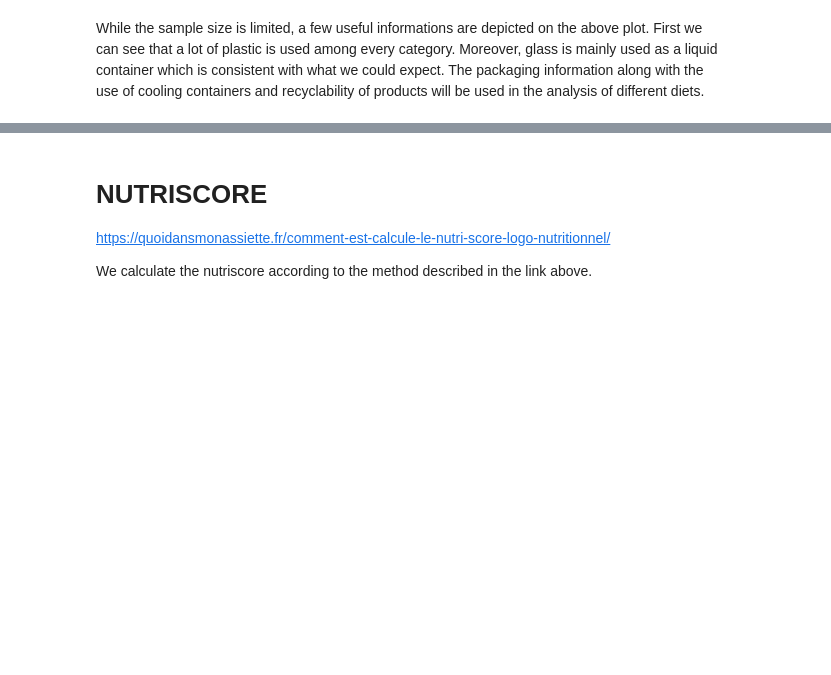
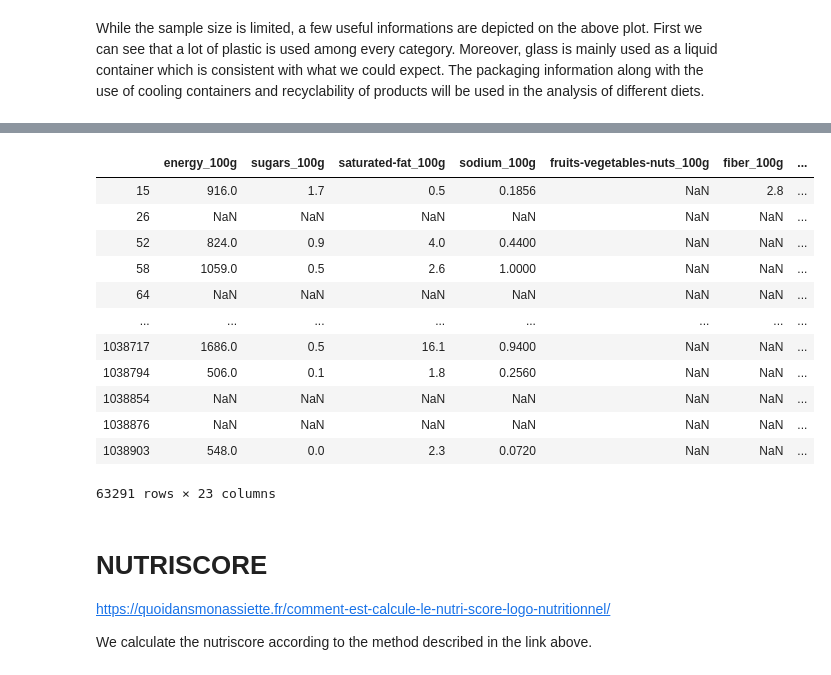
Before and after one commit to romi514/ProjectADA, a Jupyter notebook: project_tagADA.ipynb, the cells around one changed output, grey strips where cells are left out. Saved outputs shown, nothing was run; the diff lists cells and outputs as text; code cells hidden in the pictures; blank space fills up the shorter version.

```diff
--- a/project_tagADA.ipynb
+++ b/project_tagADA.ipynb
@@ -506,3 +572,19 @@ While the sample size is limited, a few useful informations are depicted on the
+# %%
+data[data["food_category"]=="Fish Meat Eggs"]
+# %% [output]
+|  | energy_100g | sugars_100g | saturated-fat_100g | sodium_100g | fruits-vegetables-nuts_100g | fiber_100g | ... |
+| 15 | 916.0 | 1.7 | 0.5 | 0.1856 | NaN | 2.8 | ... |
+| 26 | NaN | NaN | NaN | NaN | NaN | NaN | ... |
+| 52 | 824.0 | 0.9 | 4.0 | 0.4400 | NaN | NaN | ... |
+| 58 | 1059.0 | 0.5 | 2.6 | 1.0000 | NaN | NaN | ... |
+| 64 | NaN | NaN | NaN | NaN | NaN | NaN | ... |
+| ... | ... | ... | ... | ... | ... | ... | ... |
+| 1038717 | 1686.0 | 0.5 | 16.1 | 0.9400 | NaN | NaN | ... |
+| 1038794 | 506.0 | 0.1 | 1.8 | 0.2560 | NaN | NaN | ... |
+| 1038854 | NaN | NaN | NaN | NaN | NaN | NaN | ... |
+| 1038876 | NaN | NaN | NaN | NaN | NaN | NaN | ... |
+| 1038903 | 548.0 | 0.0 | 2.3 | 0.0720 | NaN | NaN | ... |
+63291 rows × 23 columns
 # %% [markdown]
 # NUTRISCORE
 https://quoidansmonassiette.fr/comment-est-calcule-le-nutri-score-logo-nutritionnel/
```
Also changed, not shown: parts of 29 cells of this notebook.
